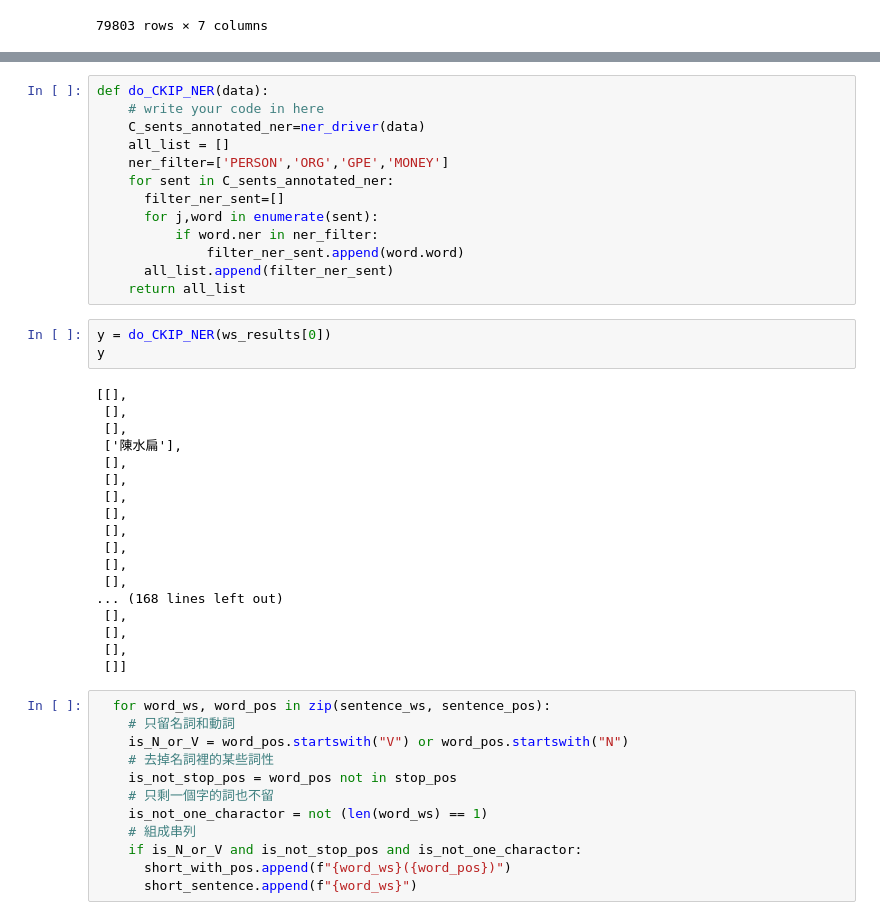
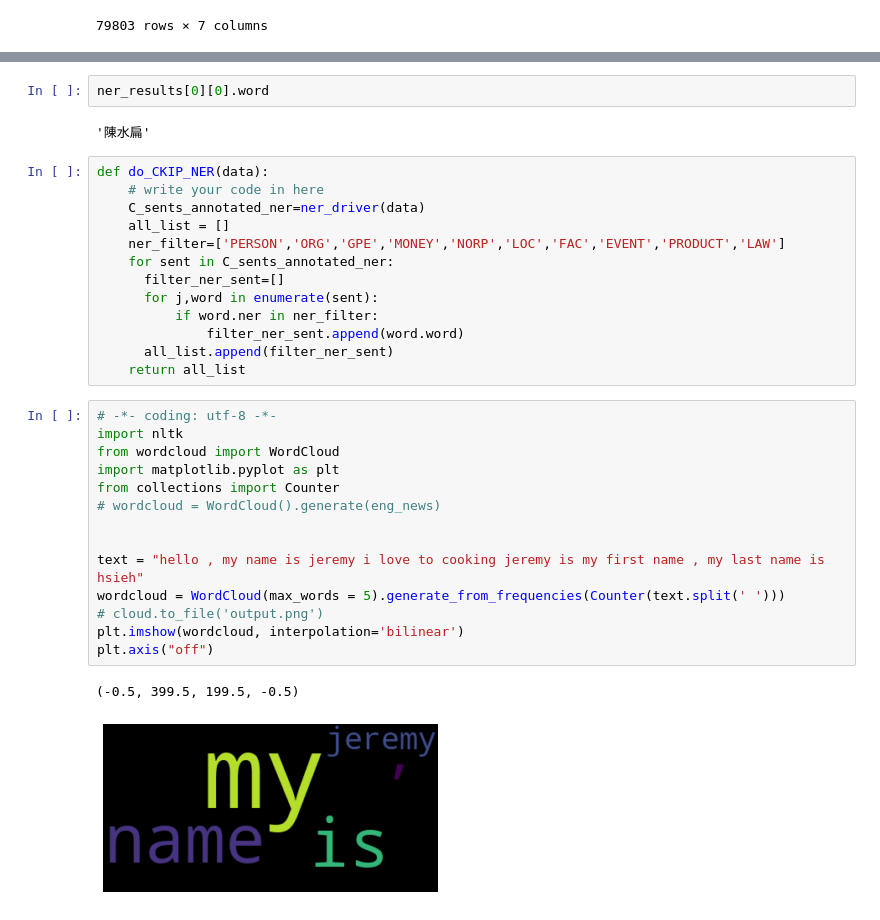
Before and after one commit to hsieh2000/HW, a Jupyter notebook: NLP.ipynb, the cells around one changed output, grey strips where cells are left out. Saved outputs shown, nothing was run; the diff lists cells and outputs as text.

```diff
--- a/NLP.ipynb
+++ b/NLP.ipynb
@@ -165,9 +227,13 @@ len(pos_result)
+# %%
+ner_results[0][0].word
+# %% [output]
+'陳水扁'
 # %%
 def do_CKIP_NER(data):
     # write your code in here
     C_sents_annotated_ner=ner_driver(data)
     all_list = []
-    ner_filter=['PERSON','ORG','GPE','MONEY']
+    ner_filter=['PERSON','ORG','GPE','MONEY','NORP','LOC','FAC','EVENT','PRODUCT','LAW']
     for sent in C_sents_annotated_ner:
       filter_ner_sent=[]
       for j,word in enumerate(sent):
@@ -175,36 +241,20 @@ def do_CKIP_NER(data):
               filter_ner_sent.append(word.word)
       all_list.append(filter_ner_sent)
     return all_list
-# %%
-y = do_CKIP_NER(ws_results[0])
-y
-# %% [output]
-[[],
- [],
- [],
- ['陳水扁'],
- [],
- [],
- [],
- [],
- [],
- [],
- [],
- [],
-... (168 lines left out)
- [],
- [],
- [],
- []]
-# %%
-  for word_ws, word_pos in zip(sentence_ws, sentence_pos):
-    # 只留名詞和動詞
-    is_N_or_V = word_pos.startswith("V") or word_pos.startswith("N")
-    # 去掉名詞裡的某些詞性
-    is_not_stop_pos = word_pos not in stop_pos
-    # 只剩一個字的詞也不留
-    is_not_one_charactor = not (len(word_ws) == 1)
-    # 組成串列
-    if is_N_or_V and is_not_stop_pos and is_not_one_charactor:
-      short_with_pos.append(f"{word_ws}({word_pos})")
-      short_sentence.append(f"{word_ws}")
+# %%
+# -*- coding: utf-8 -*-
+import nltk
+from wordcloud import WordCloud
+import matplotlib.pyplot as plt
+from collections import Counter
+# wordcloud = WordCloud().generate(eng_news)
+
+
+text = "hello , my name is jeremy i love to cooking jeremy is my first name , my last name is hsieh"
+wordcloud = WordCloud(max_words = 5).generate_from_frequencies(Counter(text.split(' ')))
+# cloud.to_file('output.png')
+plt.imshow(wordcloud, interpolation='bilinear')
+plt.axis("off")
+# %% [output]
+(-0.5, 399.5, 199.5, -0.5)
+[figure, added]
```
Also changed, not shown: parts of 23 cells of this notebook.
